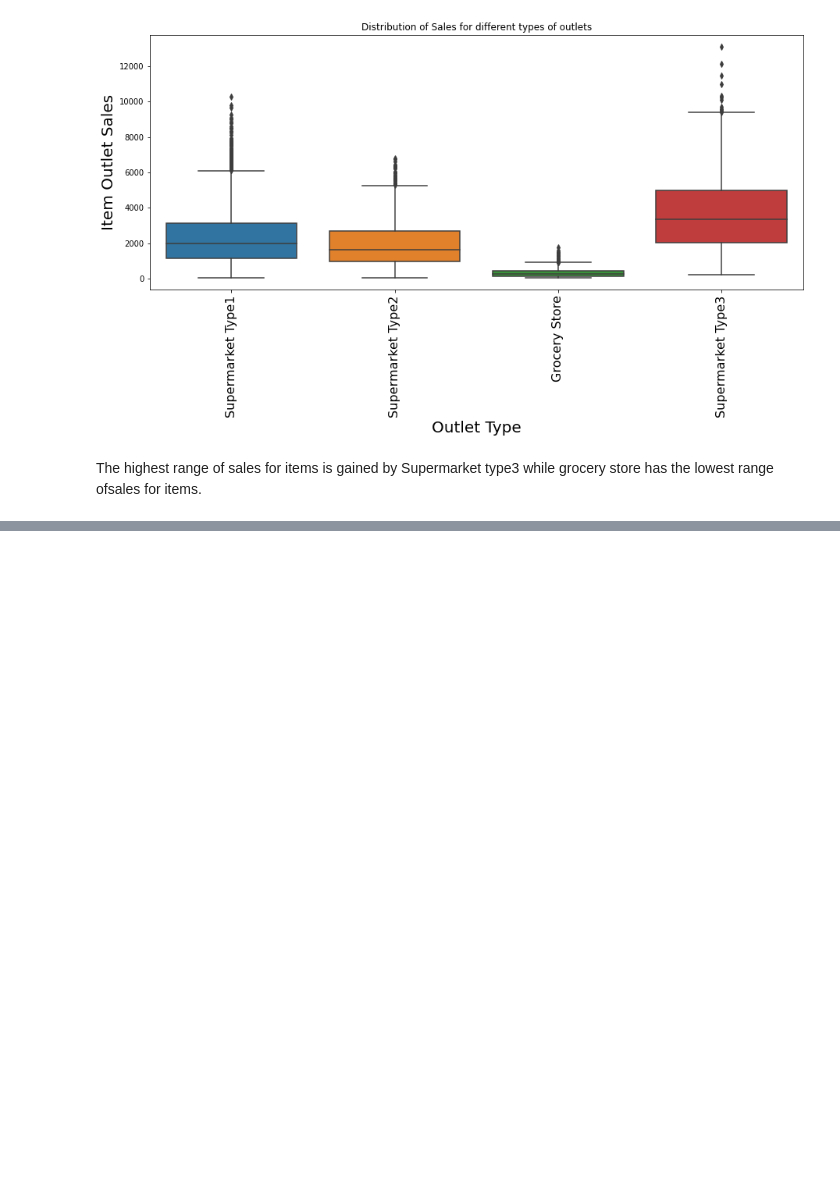
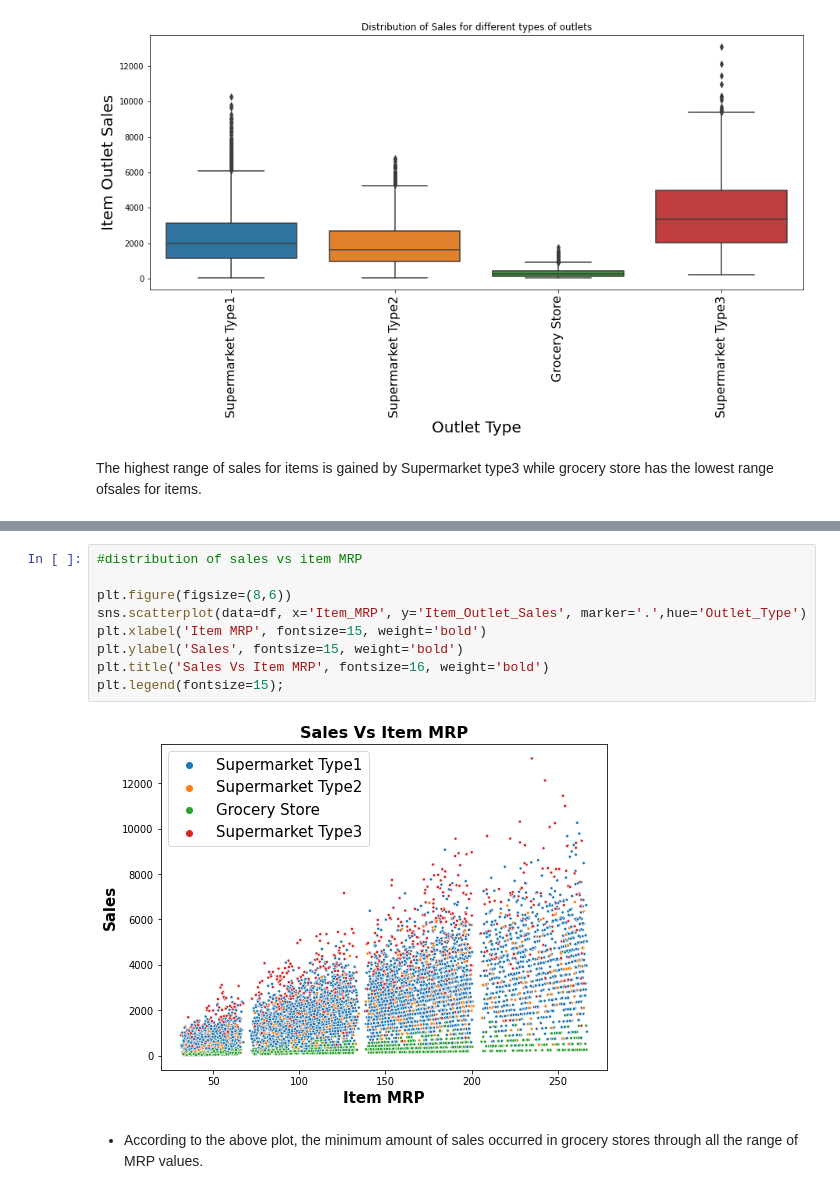
Before and after one commit to sheha919/Coding-Dojo-Project1, a Jupyter notebook: sales_prediction.ipynb, the cells around one changed output, grey strips where cells are left out. Drawn from its saved outputs; the diff is of its cells as text; blank space fills up the shorter version.

```diff
--- a/sales_prediction.ipynb
+++ b/sales_prediction.ipynb
@@ -412,0 +492,13 @@ The highest range of sales for items is gained by Supermarket type3 while grocer
+# %%
+#distribution of sales vs item MRP
+
+plt.figure(figsize=(8,6))
+sns.scatterplot(data=df, x='Item_MRP', y='Item_Outlet_Sales', marker='.',hue='Outlet_Type')
+plt.xlabel('Item MRP', fontsize=15, weight='bold')
+plt.ylabel('Sales', fontsize=15, weight='bold')
+plt.title('Sales Vs Item MRP', fontsize=16, weight='bold')
+plt.legend(fontsize=15);
+# %% [output]
+[figure, added]
+# %% [markdown]
+- According to the above plot, the minimum amount of sales occurred in grocery stores through all the range of MRP values.
```
Also changed, not shown: parts of 8 cells of this notebook.
